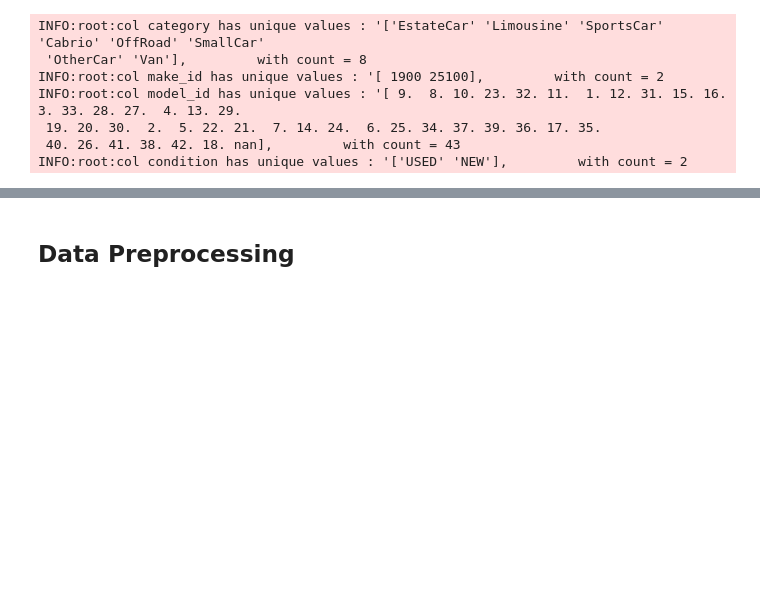
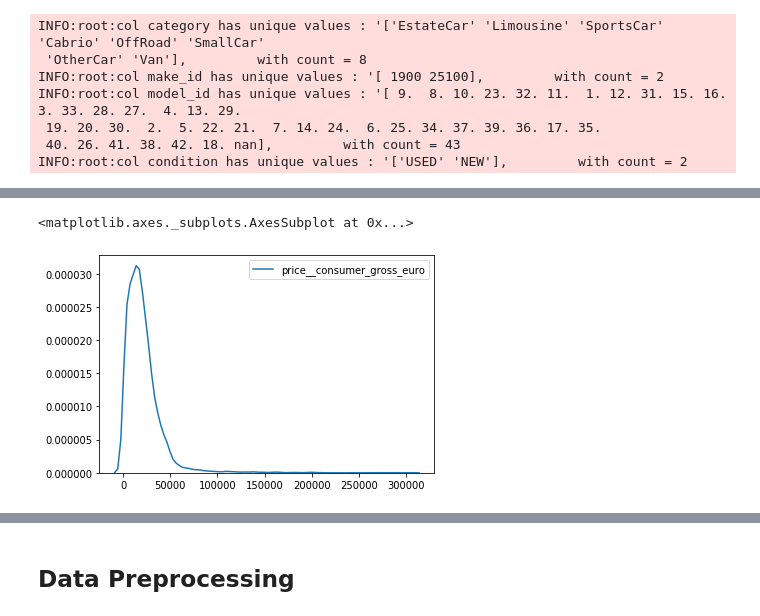
Before and after one commit to mbaddar1/used_car_price_prediction_problem, a Jupyter notebook: used_car_price_prediction.ipynb, the cells around one changed output, grey strips where cells are left out. Saved outputs shown, nothing was run; the diff lists cells and outputs as text; code cells hidden in the pictures; blank space fills up the shorter version.

```diff
--- a/used_car_price_prediction.ipynb
+++ b/used_car_price_prediction.ipynb
@@ -74,0 +85,6 @@ train_df.loc[idx,].head()
+# %%
+price_used =train_df.loc[train_df.condition=='USED','price__consumer_gross_euro']
+kdeplot(price_used)
+# %% [output]
+<matplotlib.axes._subplots.AxesSubplot at 0x...>
+[figure, added]
```
Also changed, not shown: parts of 49 cells of this notebook.
